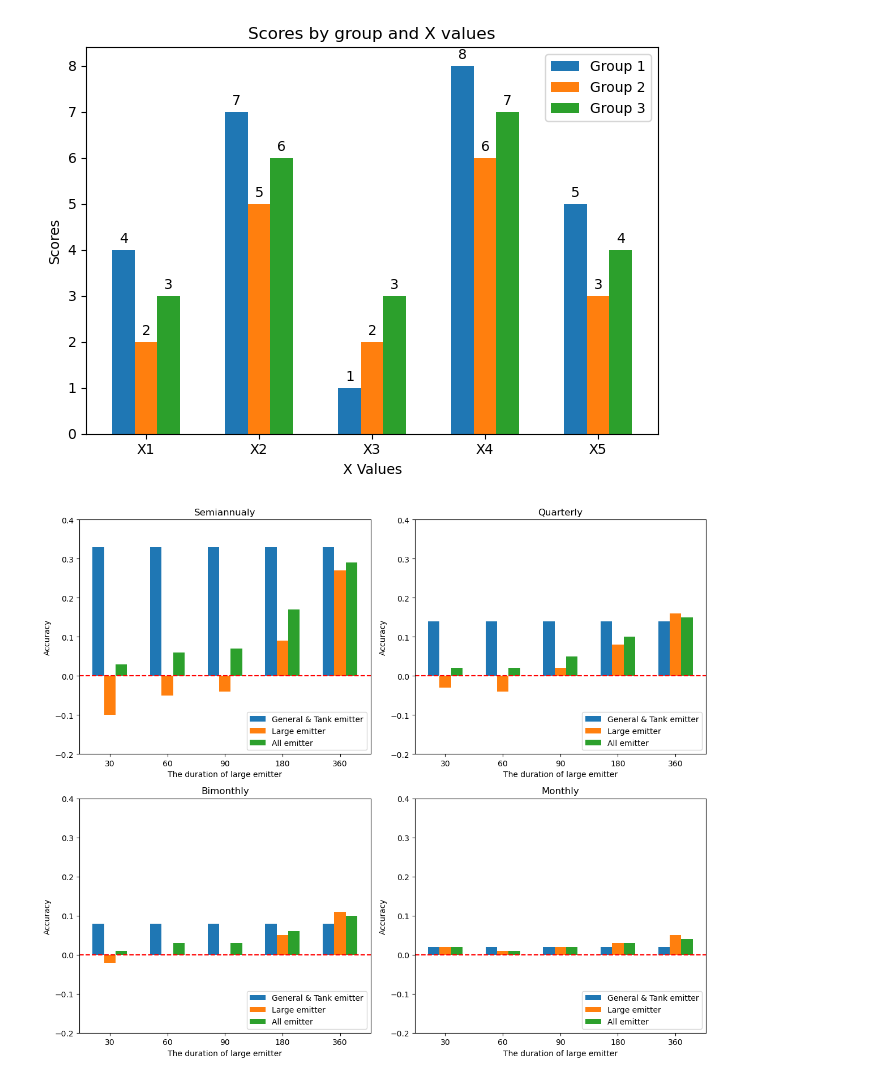
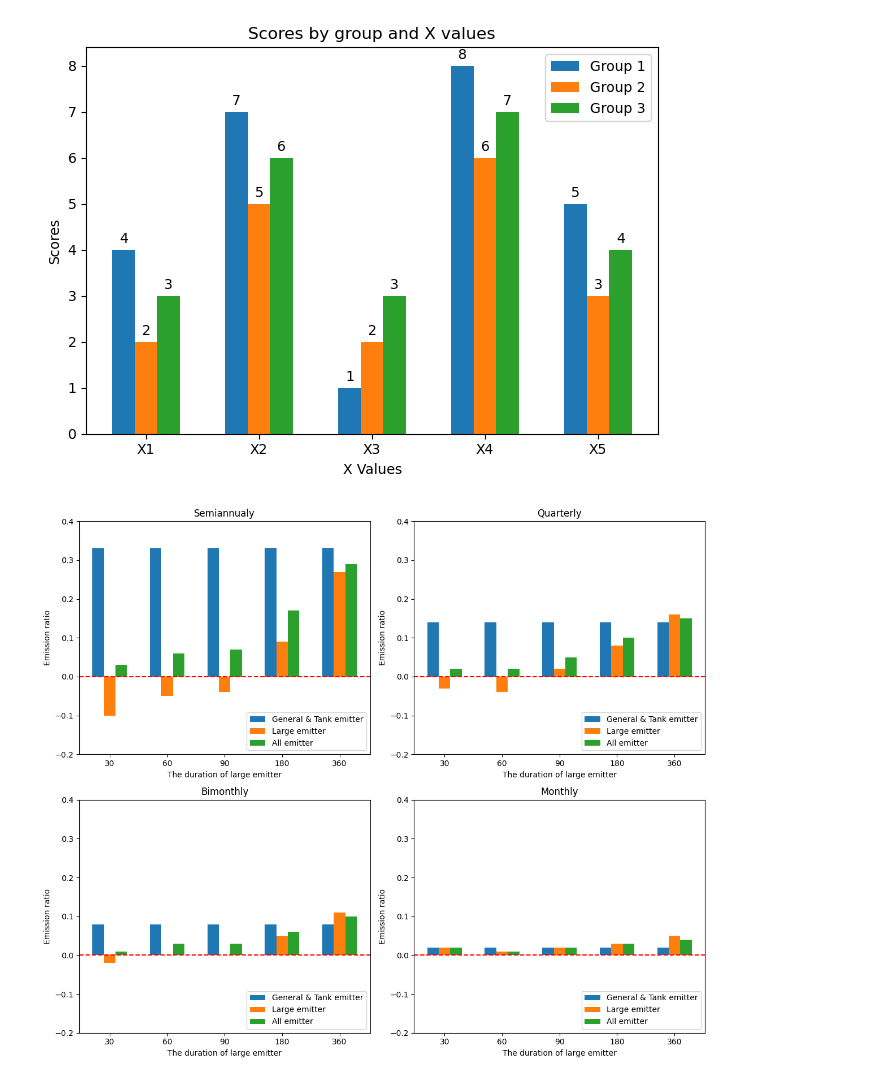
Before and after one commit to HJJJJX/Figure-Plotting, a Jupyter notebook: Accuracy_groupby_emitter_type.ipynb, the cells around one changed output. Drawn from its saved outputs; the diff is of its cells as text; code cells hidden in the pictures.

```diff
--- a/Accuracy_groupby_emitter_type.ipynb
+++ b/Accuracy_groupby_emitter_type.ipynb
@@ -70,35 +70,35 @@ width = 0.2  # the width of the bars
 # Create the figure and subplots
 fig, axs = plt.subplots(2, 2, figsize=(12, 10))
 
 # Function to create the bar plots
 def create_bar_plot(ax, title, group1, group2, group3):
     rects1 = ax.bar(x - width, group1, width, label='General & Tank emitter')
     rects2 = ax.bar(x, group2, width, label='Large emitter')
     rects3 = ax.bar(x + width, group3, width, label='All emitter')
 
     # Add some text for labels, title, and custom x-axis tick labels, etc.
     ax.set_xlabel('The duration of large emitter')
-    ax.set_ylabel('Accuracy')
+    ax.set_ylabel('Emission ratio')
     ax.set_title(title)
     ax.set_xticks(x)
     ax.set_xticklabels(x_labels)
     ax.legend(loc='lower right')
 
     # Set y-axis limits
     ax.set_ylim(-0.2, 0.4)
 
     # Add a red dashed line at y = 0
     ax.axhline(0, color='red', linestyle='--')
 
 # Create each subplot
 for ax, (title, groups) in zip(axs.flat, data.items()):
     create_bar_plot(ax, title, groups['group1'], groups['group2'], groups['group3'])
 
 # Adjust layout to prevent overlap
 plt.tight_layout()
 plt.show()
 # %% [output]
-[figure, old version]
+[figure, new version]
 # %%
 #Repair
 
```
Also changed, not shown: parts of 1 cell of this notebook.
